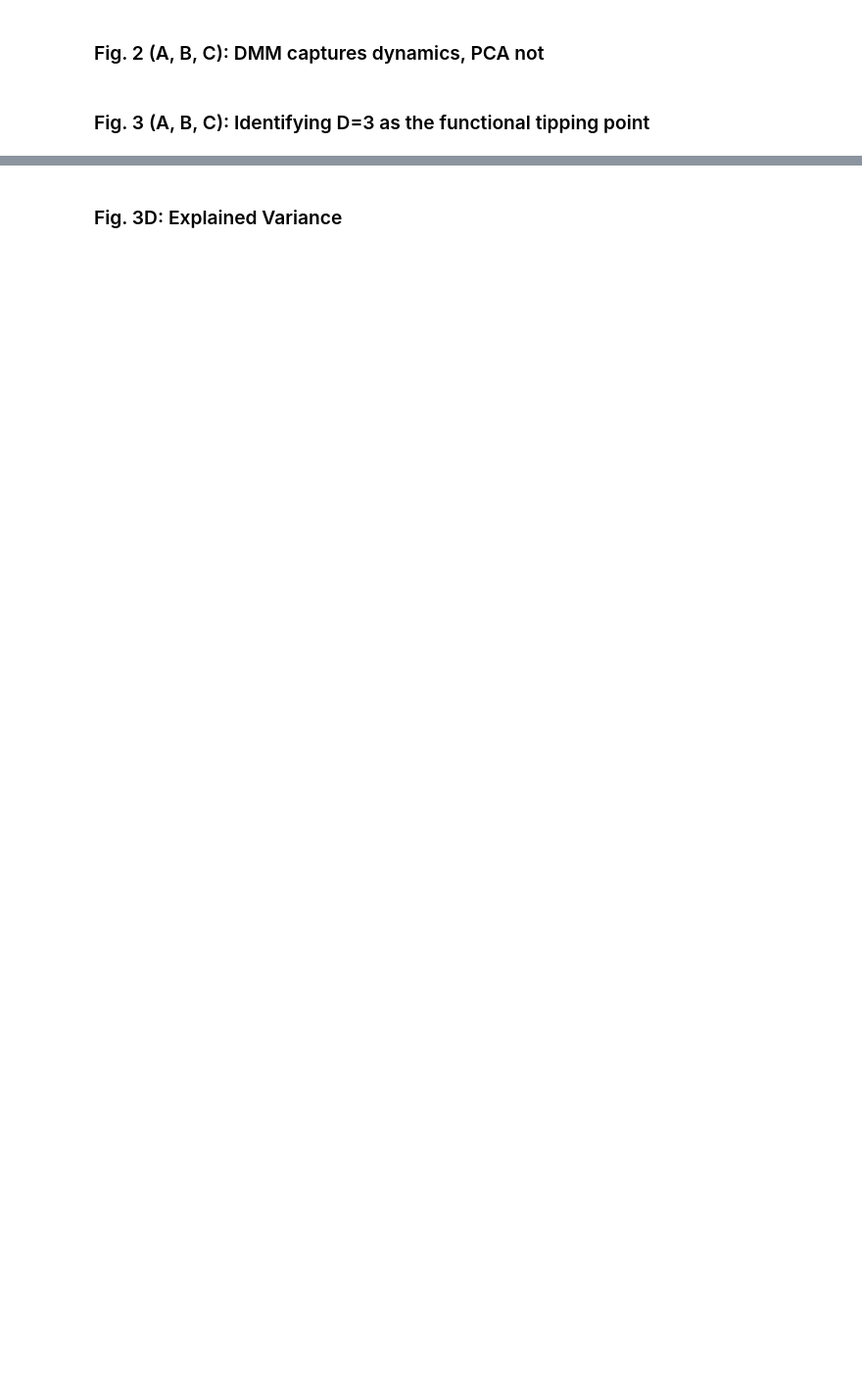
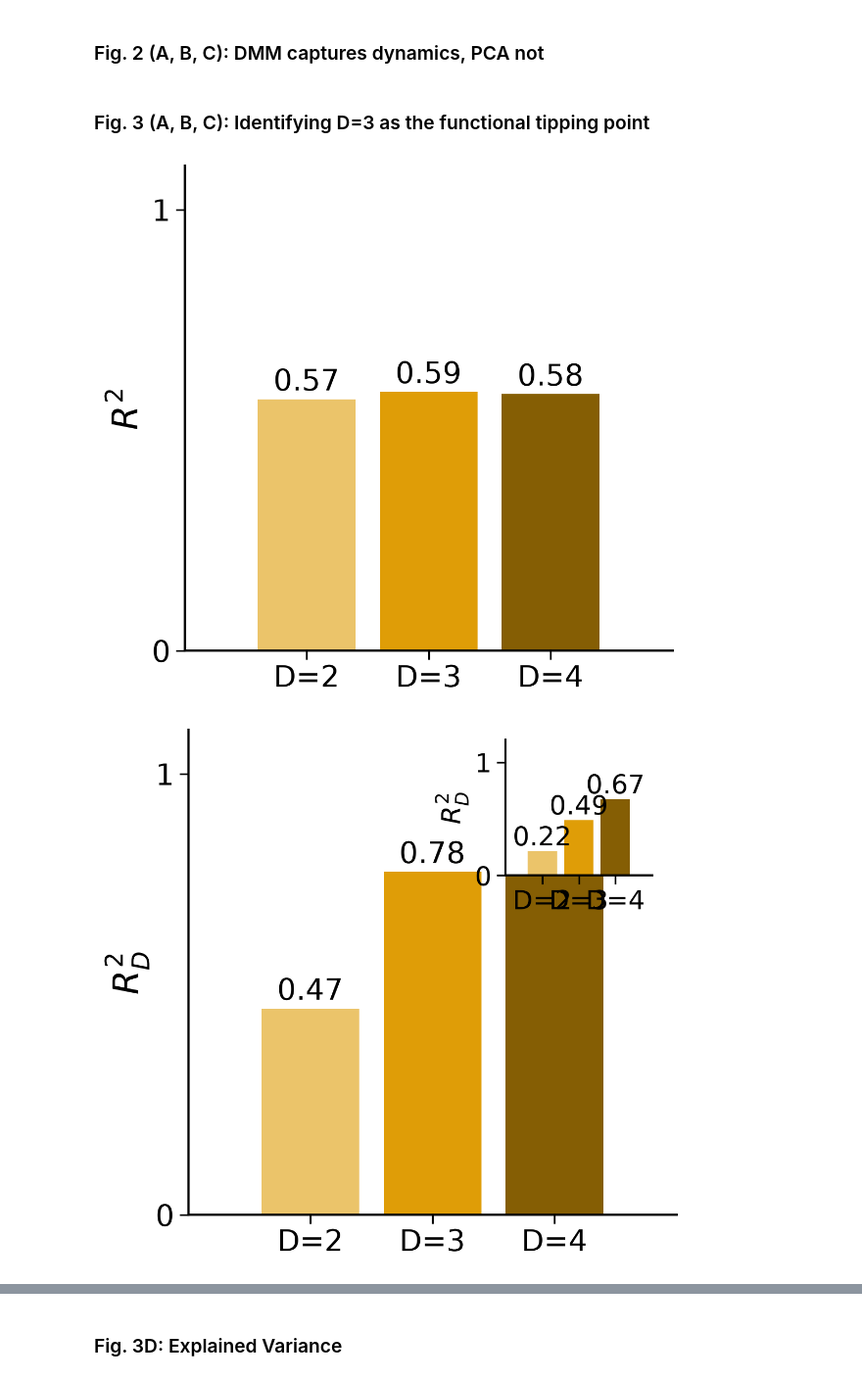
Before and after one commit to atubito98/deep-markov-model, a Jupyter notebook: dmm_test.ipynb, the cells around one changed output, grey strips where cells are left out. Shown at 98% size. Cells and saved outputs as stored; diff of their text form; code cells hidden in the pictures; blank space fills up the shorter version.

```diff
--- a/dmm_test.ipynb
+++ b/dmm_test.ipynb
@@ -167,17 +193,22 @@ PCA_vs_DMM(comm_dict, diff_dict)
 # %%
 diff_dict = {
     "n_trials": 10,
     "x": np.array([0.25, 0.5, 0.75]),
     "y_lim" : [(0, 1.1), (0, 1.1), (0.5, 1.05), (0.5, 1.05)],
     "y_ticks" : [(0, 1), (0, 1), (0.5, 1), (0.5, 1)],
+    "inset_dim": [0.60, 0.65, 0.4, 0.35],
+    "inset_font": 18,
     "width": 0.2,
     "metric": "MSE_pc",  # mean_NMSE, NMSE_mean, MSE_pc
     "inset_dim": [0.65, 0.7, 0.3, 0.28],
     "model_dirs": ["2026-01-17-18h40_DKF_b1_Pz2_w3", "2026-01-26-00h12_DKF_b4_Pz3_w3", "2026-01-23-10h22_DKF_b8_Pz4_w3"],
 #     "model_dirs": ["2026-02-10-22h17_DKF_b1_Pz3_w3", "2026-01-26-00h12_DKF_b4_Pz3_w3", "2026-02-10-22h18_DKF_b10_Pz3_w3"],
 #     "model_dirs": ["2026-02-15-21h35_DKF_b6_3Cz3_w3", "2026-02-16-07h47_DKF_b12_3Cz3_w3", "2026-02-17-09h40_DKF_b18_3Cz3_w3"],  # Cornelio_b12_3sessions
 #     "model_dirs": ["2026-02-19-23h21_DKF_b1_3Cz3_w3", "2026-02-18-23h02_DKF_b4_3Cz3_w3", "2026-02-26-22h09_DKF_b10_3Cz3_w3"],  # 2026-02-18-23h09_DKF_b8_3Cz3_w3, 2026-02-18-23h03_DKF_b12_3Cz3_w3, 2026-02-18-23h07_DKF_b8_3Cz3_w3, 2026-02-19-23h22_DKF_b10_3Cz3_w3
     "colors": ["#ebc46a", "#df9d07", "#855e04"]#, ""]
 }
 
-DMM_vs_dim(comm_dict, diff_dict)
+figures.DMM_vs_dim(comm_dict, diff_dict)
+# %% [output]
+[figure, added]
+[figure, added]
```
Also changed, not shown: parts of 20 cells of this notebook, 18 other files.
